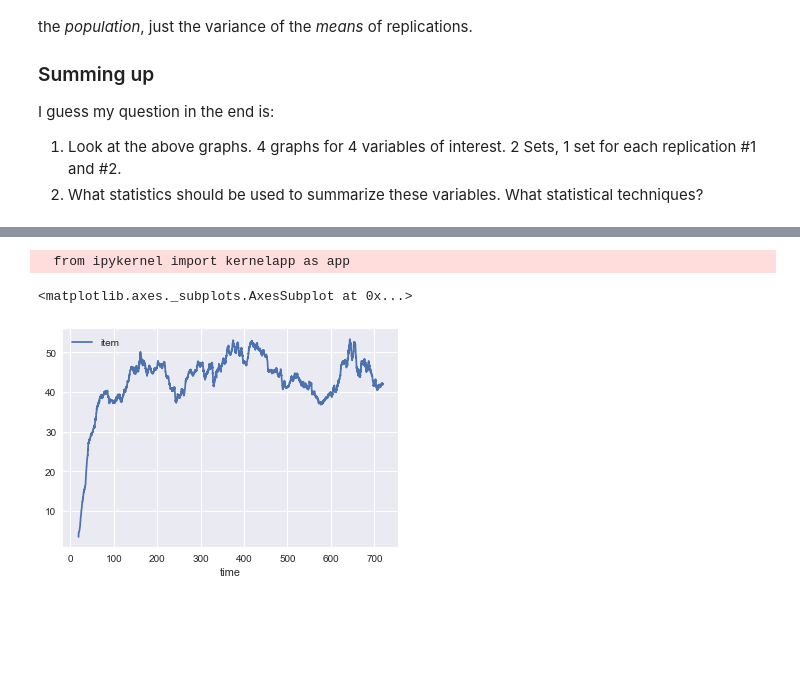
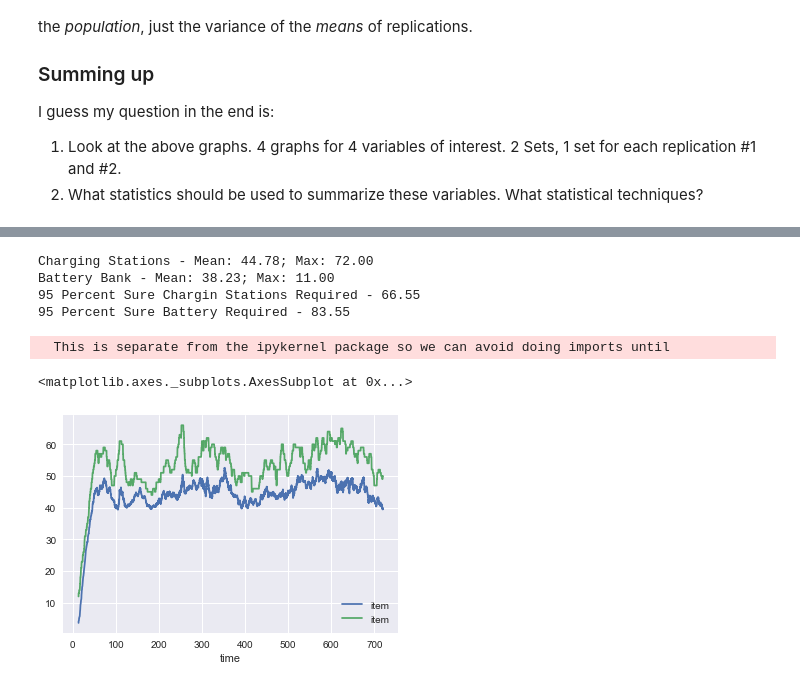
Before and after one commit to JeremyBYU/uas-package, a Jupyter notebook: notebooks/Simulation Analysis.ipynb, the cells around one changed output, grey strips where cells are left out. Saved outputs shown, nothing was run; the diff lists cells and outputs as text; code cells hidden in the pictures; blank space fills up the shorter version.

```diff
--- a/notebooks/Simulation Analysis.ipynb
+++ b/notebooks/Simulation Analysis.ipynb
@@ -27,7 +33,7 @@ Here we will load our saved data from the simulation. This is a list (array) whe
 5. A list of all pacakges delivered. Each pacakge holds detailed information such as - time to wait for a UAS, flight time, total deliver time, etc.
 6. An error list. Each element contains an error record (low battery, uas collison)
 # %%
-raw_data = pickle.load( open( "./data/repl_results.p", "rb" ) )
+raw_data = pickle.load( open( "./data/repl_results_dual.p", "rb" ) )
 # %%
 def plot_historgram(raw_data, i, pc=0):
     """This function plots historgrams for one replication (indexed by i)
@@ -168,6 +179,6 @@ sns.tsplot(time="count", value="total_wait", unit='dummy' ,condition="replicatio
 # %%
-ts_df = repl_df_ts(raw_data, num=2)
-ts_df = ts_df.reset_index(drop=True)
+ts_df = repl_df_ts(raw_data, num=5)
+
 field_df = ts_df[ts_df['field'] == 'charging_stations']
 sns.tsplot(time="time", value="item", unit='field',condition="replication", data=field_df)
 # %% [output]
@@ -175,0 +187,32 @@ sns.tsplot(time="time", value="item", unit='field',condition="replication", data
+# %%
+sns.set_context("talk")
+def plot_time_series(df, ax, do_max=True):
+    maxormin = 'max' if do_max else 'min'
+    rolling_avg_mean = df['item'].rolling(window=50).mean()
+    if do_max:
+        rolling_avg_maxormin = df['item'].rolling(window=50).max()
+    else:
+        rolling_avg_maxormin = df['item'].rolling(window=50).min()
+    rolling_avg_mean.plot(ax=ax)
+    rolling_avg_maxormin.plot(ax=ax)
+    ax.legend(["mean", maxormin]);
+    ax.set_ylim(0,90)
+    ax.set(xlabel='time (minutes)')
+
+def plot_charging(raw_data, num=5):
+    ts_df = repl_df_ts(raw_data, num=num)
+    fig, (ax1,ax2) = plt.subplots(1, 2, figsize=(8,4))
+    fig.subplots_adjust(wspace=0.25)
+    # ts_df = ts_df.reset_index(drop=True)
+    charging_df = ts_df[ts_df['field'] == 'charging_stations'][['time', 'item', 'replication']].set_index('time').sort_index()
+    battery_df = ts_df[ts_df['field'] == 'battery_bank'][['time', 'item', 'replication']].set_index('time').sort_index()
+#     battery_df['item'] = 100 - battery_df['item']
+    plot_time_series(charging_df, ax1)
+    plot_time_series(battery_df, ax2, do_max=False)
+    ax1.set(ylabel='# Charging Stations in use')
+    ax2.set(ylabel='# Charged Battteries')
+    fig.savefig('imgs/charging_stations_and_battery.png', bbox_inches='tight')
+
+    return charging_df, battery_df, ts_df
+
+charging_df, battery_df, ts_df = plot_charging(raw_data, num=30)
@@ -176,8 +221,29 @@ sns.tsplot(time="time", value="item", unit='field',condition="replication", data
+# %%
+mean_charging = charging_df.loc[charging_df.index > 60].mean()
+max_charging = charging_df.loc[charging_df.index > 60].max()
+
+mean_battery = battery_df.loc[battery_df.index > 60].mean()
+max_battery = battery_df.loc[battery_df.index > 60].min()
+
+# print(mean_charging.iloc[0])
+print('Charging Stations - Mean: {:.2f}; Max: {:.2f}'.format(mean_charging.iloc[0], max_charging.iloc[0]))
+print('Battery Bank - Mean: {:.2f}; Max: {:.2f}'.format(mean_battery.iloc[0], max_battery.iloc[0]))
+charging_quantile_max = charging_df.groupby(['replication']).max().quantile(q=.95)
+battery_quantile_min = battery_df.groupby(['replication']).min().quantile(q=.05)
+print('95 Percent Sure Chargin Stations Required - {:.2f}'.format(charging_quantile_max.iloc[0]))
+print('95 Percent Sure Battery Required - {:.2f}'.format(100 - battery_quantile_min.iloc[0]))
+# %% [output]
+Charging Stations - Mean: 44.78; Max: 72.00
+Battery Bank - Mean: 38.23; Max: 11.00
+95 Percent Sure Chargin Stations Required - 66.55
+95 Percent Sure Battery Required - 83.55
 # %%
 field_time_df = field_df[['time', 'item']].set_index('time').sort_index()
 rolling_avg_mean = pd.rolling_mean(field_time_df, window=50)
-rolling_avg_mean.plot()
+rolling_avg_max = pd.rolling_max(field_time_df, window=50)
+ax = rolling_avg_mean.plot()
+rolling_avg_max.plot(ax=ax)
 # %% [output]
-  from ipykernel import kernelapp as app
+  This is separate from the ipykernel package so we can avoid doing imports until
 <matplotlib.axes._subplots.AxesSubplot at 0x...>
-[figure, old version]
+[figure, new version]
```
Also changed, not shown: parts of 14 cells of this notebook, 9 other files.
